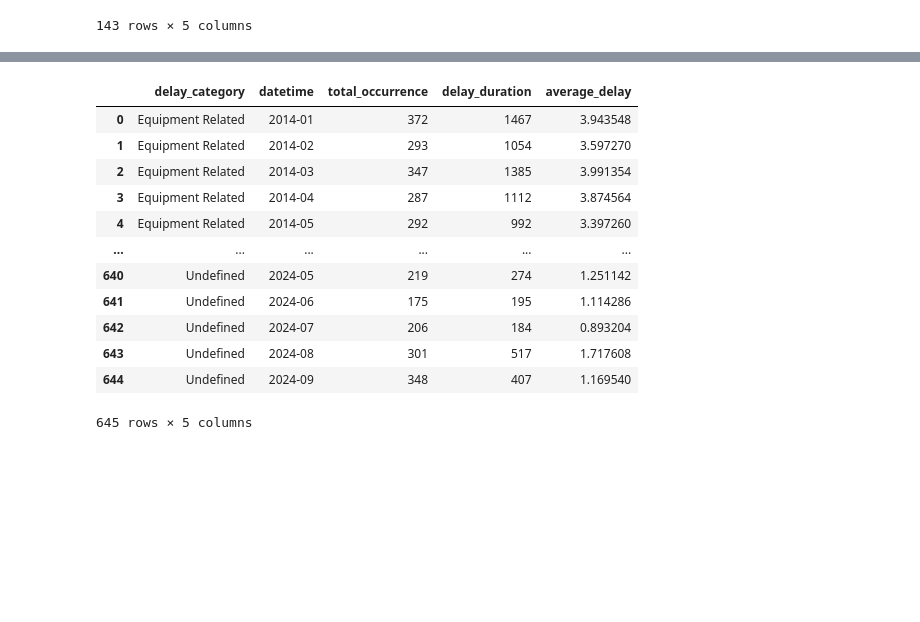
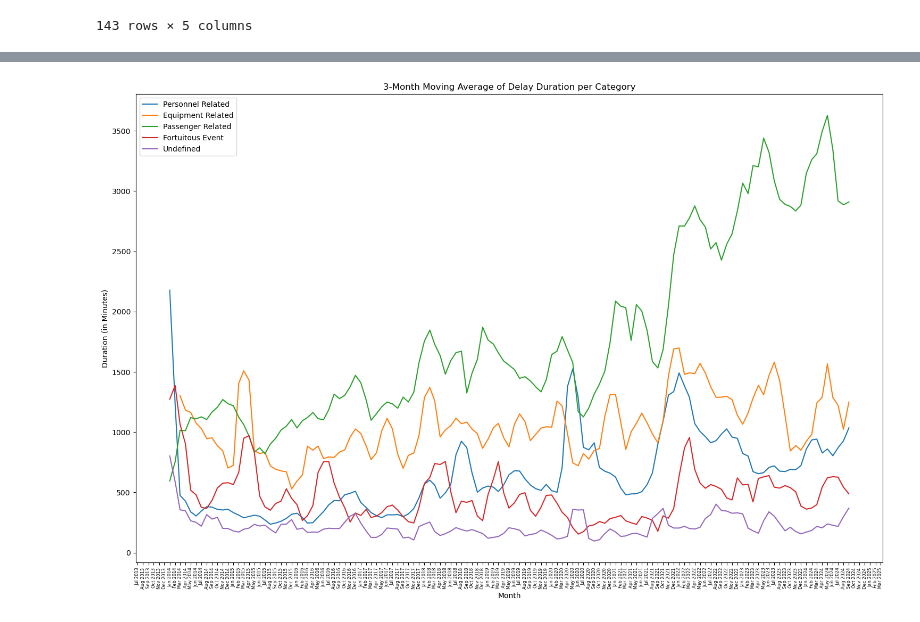
Before and after one commit to emem83/TTC-Delay-Dataset, a Jupyter notebook: TTC_Delay_Dataset_EDA.ipynb, the cells around one changed output, grey strips where cells are left out. Saved outputs shown, nothing was run; the diff lists cells and outputs as text; code cells hidden in the pictures; blank space fills up the shorter version.

```diff
--- a/TTC_Delay_Dataset_EDA.ipynb
+++ b/TTC_Delay_Dataset_EDA.ipynb
@@ -247,24 +284,17 @@ No artists with labels found to put in legend.  Note that artists whose label st
-# %%
-grouped_delay_category = df_master.groupby(
-    [df_master['delay_category'],
-    df_master['datetime'].dt.to_period('M')]
-    ).agg(
-        total_occurrence = ('Min Delay', 'count'),
-        delay_duration = ('Min Delay', 'sum')
-    ).reset_index()
-grouped_delay_category['average_delay'] = grouped_delay_category['delay_duration'] / grouped_delay_category['total_occurrence']
-grouped_delay_category
-# %% [output]
-|  | delay_category | datetime | total_occurrence | delay_duration | average_delay |
-| 0 | Equipment Related | 2014-01 | 372 | 1467 | 3.943548 |
-| 1 | Equipment Related | 2014-02 | 293 | 1054 | 3.597270 |
-| 2 | Equipment Related | 2014-03 | 347 | 1385 | 3.991354 |
-| 3 | Equipment Related | 2014-04 | 287 | 1112 | 3.874564 |
-| 4 | Equipment Related | 2014-05 | 292 | 992 | 3.397260 |
-| ... | ... | ... | ... | ... | ... |
-| 640 | Undefined | 2024-05 | 219 | 274 | 1.251142 |
-| 641 | Undefined | 2024-06 | 175 | 195 | 1.114286 |
-| 642 | Undefined | 2024-07 | 206 | 184 | 0.893204 |
-| 643 | Undefined | 2024-08 | 301 | 517 | 1.717608 |
-| 644 | Undefined | 2024-09 | 348 | 407 | 1.169540 |
-645 rows × 5 columns
+# %%
+plt.figure(figsize = (15,10))
+for category, color in colors.items():
+    subset = grouped_delay_category[grouped_delay_category['delay_category'] == category]
+    plt.plot(subset['datetime'], subset['3-Month MA'], label = category)
+
+plt.title('3-Month Moving Average of Delay Duration per Category')
+plt.xlabel('Month')
+plt.gca().xaxis.set_major_formatter(mdates.DateFormatter('%b %Y'))
+plt.gca().xaxis.set_major_locator(mdates.MonthLocator())
+plt.xticks(rotation = 90, fontsize = 6)
+plt.ylabel('Duration (in Minutes)')
+plt.legend()
+plt.tight_layout()
+plt.show()
+# %% [output]
+[figure, added]
```
Also changed, not shown: parts of 8 cells of this notebook.
